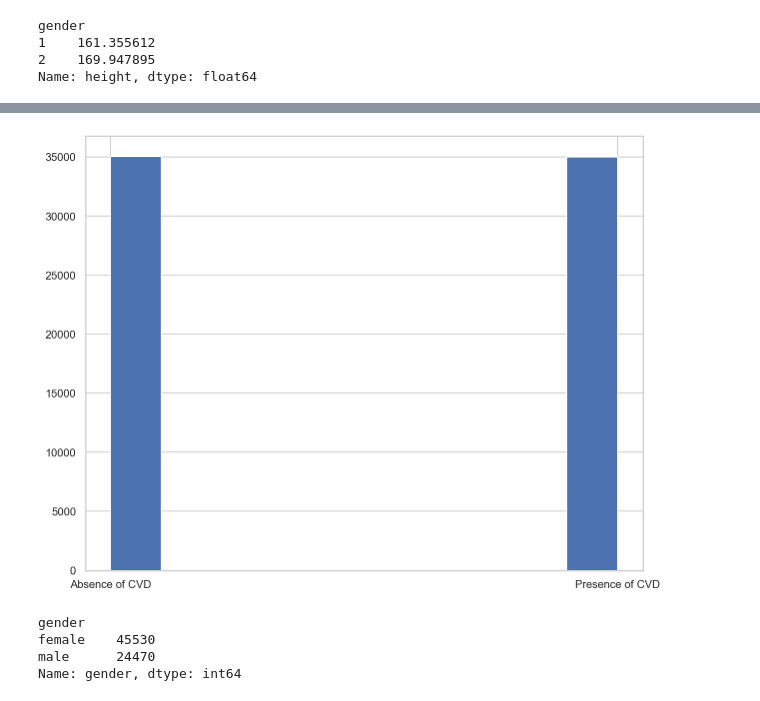
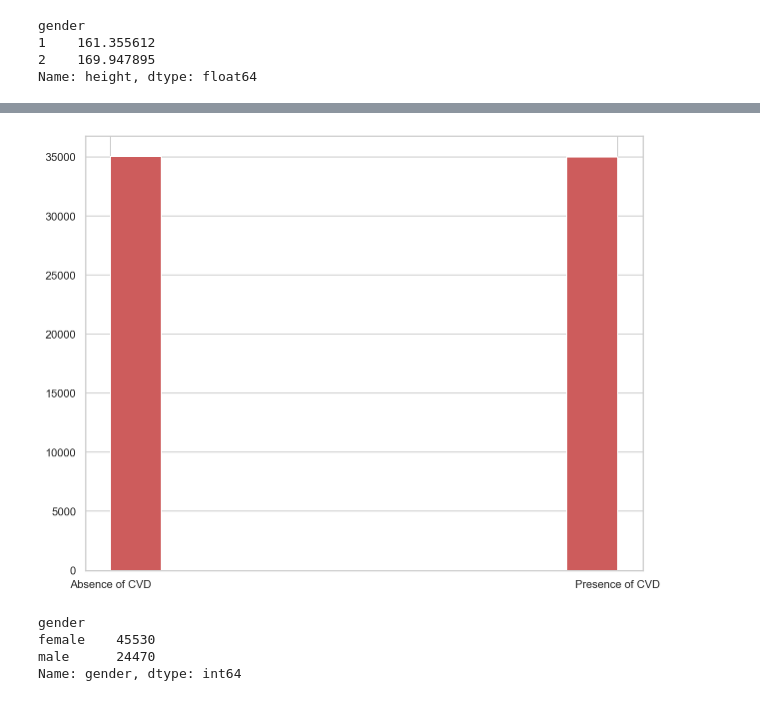
Before and after one commit to adamskel78/SHAX_group_project, a Jupyter notebook: Cardiovascular_Disease_sd.ipynb, the cells around one changed output, grey strips where cells are left out. Drawn from its saved outputs; the diff is of its cells as text; code cells hidden in the pictures.

```diff
--- a/Cardiovascular_Disease_sd.ipynb
+++ b/Cardiovascular_Disease_sd.ipynb
@@ -129,7 +129,8 @@ df.head()
 | 4 | 47 | 1 | 156 | 56.0 | 100 | 60 | 1 | 1 | 0 | 0 | ... |
 # %%
 # Histogram to see if scaling is needed
-df.hist(color="indianred")
+mpl.rcParams["figure.figsize"] = 12, 11
+df.hist(color="maroon")
 if save_mode:
     plt.savefig(save_path + "His_features.png")
 # %% [output]
@@ -347,10 +348,10 @@ df_cat.head()
 | 4 | 47 | female | 156 | 56.0 | 100 | 60 | Normal | Normal | Does Not Smoke | Does Not Drink Alcohol | ... |
 # %%
 #Cardiovascular_Disease  histogram
-plt.hist(df_cat["cardio"])
+plt.hist(df_cat["cardio"],color="indianred")
 plt.show()
 # %% [output]
-[figure, old version]
+[figure, new version]
 # %%
 df_cat.groupby('gender')['gender'].count()
 # %% [output]
```
Also changed, not shown: parts of 13 cells of this notebook.
